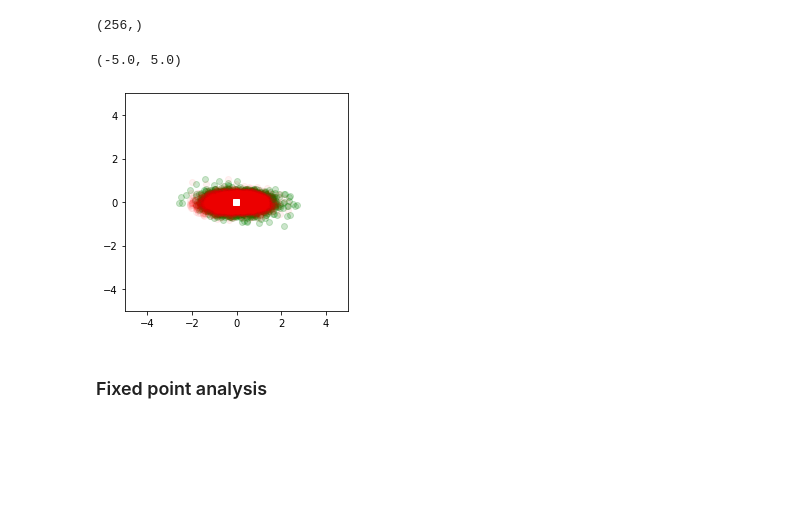
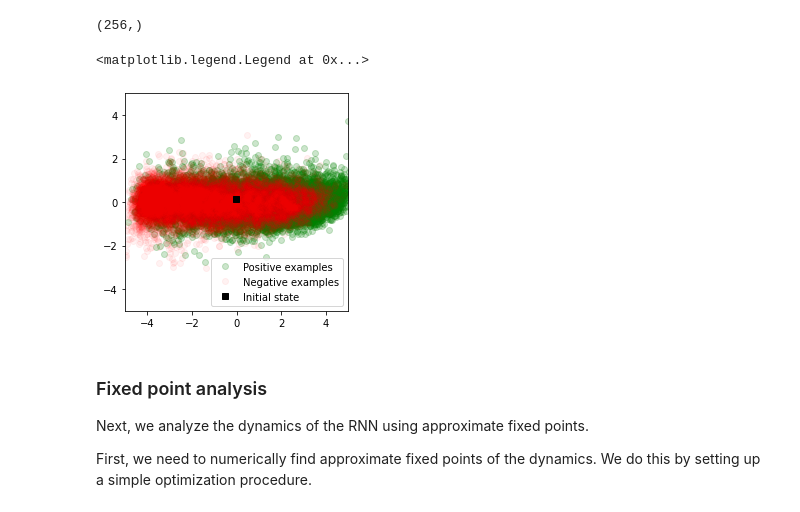
Before and after one commit to google-research/reverse-engineering-neural-networks, a Jupyter notebook: notebooks/RNN_sentiment_example.ipynb, the cells around one changed output. Saved outputs shown, nothing was run; the diff lists cells and outputs as text; code cells hidden in the pictures; blank space fills up the shorter version.

Commit message:
Updates example notebook.

```diff
--- a/notebooks/RNN_sentiment_example.ipynb
+++ b/notebooks/RNN_sentiment_example.ipynb
@@ -244,4 +291,5 @@ pts.shape
 # %%
-pos_states = [h for h, lbl in zip(hs, batch['labels']) if lbl == 1]
-neg_states = [h for h, lbl in zip(hs, batch['labels']) if lbl == 0]
+# Group these states by the corresponding label.
+pos_states = [h for h, lbl in zip(hs, test_batch['labels']) if lbl == 1]
+neg_states = [h for h, lbl in zip(hs, test_batch['labels']) if lbl == 0]
 # %%
@@ -252,24 +302,34 @@ h0.shape
 # %% [output]
 (256,)
 # %%
+# Here, we visualize the hidden states of the RNN, projected into a
+# low-dimensional 2D state space.
+
 plt.figure(figsize=(4, 4))
 
 x, y = pca.transform(np.vstack(pos_states)).T
-plt.plot(x, y, 'go', alpha=0.2)
+plt.plot(x, y, 'go', alpha=0.2, label='Positive examples')
 
 x, y = pca.transform(np.vstack(neg_states)).T
-plt.plot(x, y, 'ro', alpha=0.05)
+plt.plot(x, y, 'ro', alpha=0.05, label='Negative examples')
 
 x0, y0 = pca.transform(np.atleast_2d(h0)).T
-plt.plot(x0, y0, 'ws')
+plt.plot(x0, y0, 'ks', label='Initial state')
 
 plt.xlim(-5, 5)
 plt.ylim(-5, 5)
+
+plt.legend()
 # %% [output]
-(-5.0, 5.0)
+<matplotlib.legend.Legend at 0x...>
-[figure, old version]
+[figure, new version]
-# %% [markdown]
-### Fixed point analysis
+# %% [markdown]
+### Fixed point analysis
+
+Next, we analyze the dynamics of the RNN using approximate fixed points.
+
+First, we need to numerically find approximate fixed points of the dynamics.
+We do this by setting up a simple optimization procedure.
 # %%
 fp_loss_fun = renn.build_fixed_point_loss(cell, rnn_params)
 # %%
```
Also changed, not shown: parts of 34 cells of this notebook.
